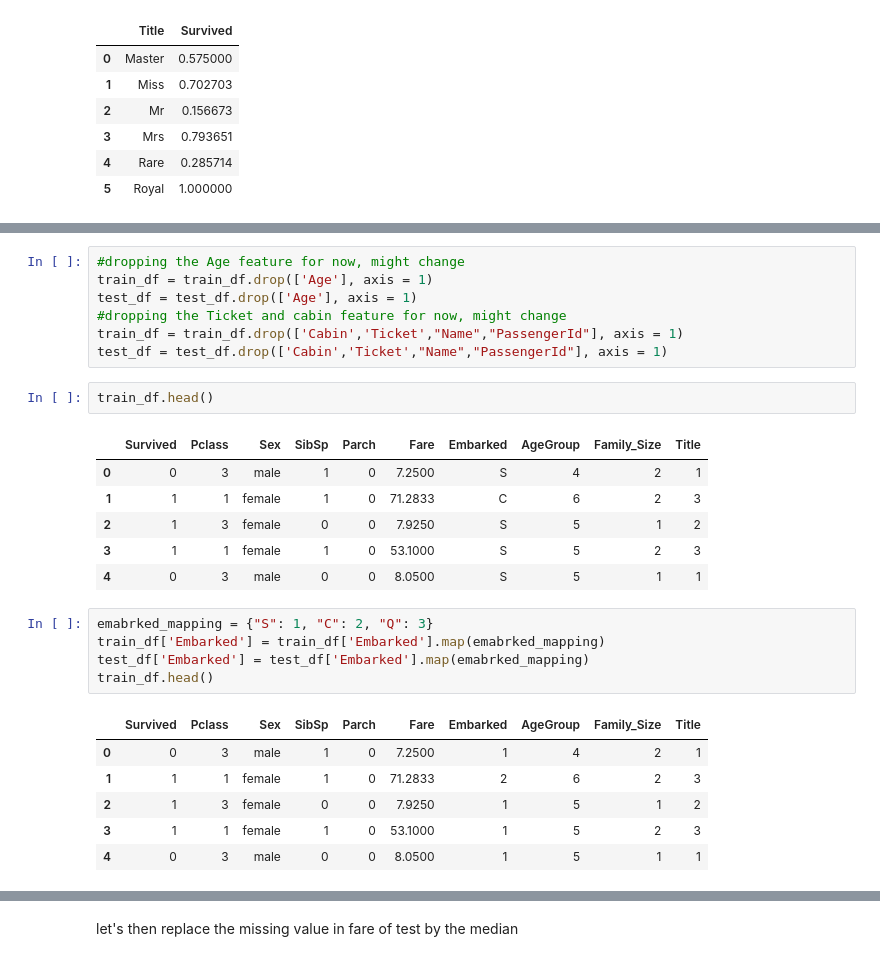
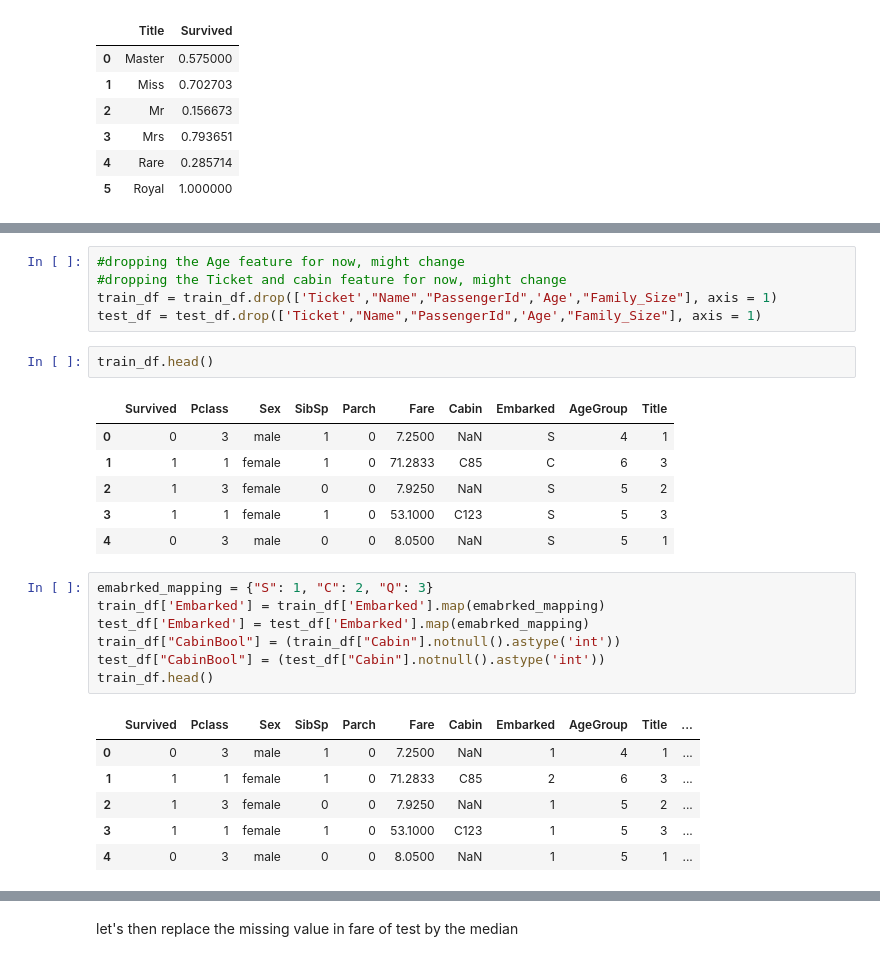
Before and after one commit to Chamiln17/Titanic_Disaster_Detection, a Jupyter notebook: Titanic.ipynb, the cells around one changed output, grey strips where cells are left out. Drawn from its saved outputs; the diff is of its cells as text.

```diff
--- a/Titanic.ipynb
+++ b/Titanic.ipynb
@@ -349,29 +349,29 @@ train_df.head()
 | 4 | 5 | 0 | 3 | Allen, Mr. William Henry | male | 35.0 | 0 | 0 | 373450 | 8.0500 | ... |
 # %%
 #dropping the Age feature for now, might change
-train_df = train_df.drop(['Age'], axis = 1)
-test_df = test_df.drop(['Age'], axis = 1)
 #dropping the Ticket and cabin feature for now, might change
-train_df = train_df.drop(['Cabin','Ticket',"Name","PassengerId"], axis = 1)
-test_df = test_df.drop(['Cabin','Ticket',"Name","PassengerId"], axis = 1)
+train_df = train_df.drop(['Ticket',"Name","PassengerId",'Age',"Family_Size"], axis = 1)
+test_df = test_df.drop(['Ticket',"Name","PassengerId",'Age',"Family_Size"], axis = 1)
 # %%
 train_df.head()
 # %% [output]
-|  | Survived | Pclass | Sex | SibSp | Parch | Fare | Embarked | AgeGroup | Family_Size | Title |
-| 0 | 0 | 3 | male | 1 | 0 | 7.2500 | S | 4 | 2 | 1 |
-| 1 | 1 | 1 | female | 1 | 0 | 71.2833 | C | 6 | 2 | 3 |
-| 2 | 1 | 3 | female | 0 | 0 | 7.9250 | S | 5 | 1 | 2 |
-| 3 | 1 | 1 | female | 1 | 0 | 53.1000 | S | 5 | 2 | 3 |
-| 4 | 0 | 3 | male | 0 | 0 | 8.0500 | S | 5 | 1 | 1 |
+|  | Survived | Pclass | Sex | SibSp | Parch | Fare | Cabin | Embarked | AgeGroup | Title |
+| 0 | 0 | 3 | male | 1 | 0 | 7.2500 | NaN | S | 4 | 1 |
+| 1 | 1 | 1 | female | 1 | 0 | 71.2833 | C85 | C | 6 | 3 |
+| 2 | 1 | 3 | female | 0 | 0 | 7.9250 | NaN | S | 5 | 2 |
+| 3 | 1 | 1 | female | 1 | 0 | 53.1000 | C123 | S | 5 | 3 |
+| 4 | 0 | 3 | male | 0 | 0 | 8.0500 | NaN | S | 5 | 1 |
 # %%
 emabrked_mapping = {"S": 1, "C": 2, "Q": 3}
 train_df['Embarked'] = train_df['Embarked'].map(emabrked_mapping)
 test_df['Embarked'] = test_df['Embarked'].map(emabrked_mapping)
+train_df["CabinBool"] = (train_df["Cabin"].notnull().astype('int'))
+test_df["CabinBool"] = (test_df["Cabin"].notnull().astype('int'))
 train_df.head()
 # %% [output]
-|  | Survived | Pclass | Sex | SibSp | Parch | Fare | Embarked | AgeGroup | Family_Size | Title |
-| 0 | 0 | 3 | male | 1 | 0 | 7.2500 | 1 | 4 | 2 | 1 |
-| 1 | 1 | 1 | female | 1 | 0 | 71.2833 | 2 | 6 | 2 | 3 |
-| 2 | 1 | 3 | female | 0 | 0 | 7.9250 | 1 | 5 | 1 | 2 |
-| 3 | 1 | 1 | female | 1 | 0 | 53.1000 | 1 | 5 | 2 | 3 |
-| 4 | 0 | 3 | male | 0 | 0 | 8.0500 | 1 | 5 | 1 | 1 |
+|  | Survived | Pclass | Sex | SibSp | Parch | Fare | Cabin | Embarked | AgeGroup | Title | ... |
+| 0 | 0 | 3 | male | 1 | 0 | 7.2500 | NaN | 1 | 4 | 1 | ... |
+| 1 | 1 | 1 | female | 1 | 0 | 71.2833 | C85 | 2 | 6 | 3 | ... |
+| 2 | 1 | 3 | female | 0 | 0 | 7.9250 | NaN | 1 | 5 | 2 | ... |
+| 3 | 1 | 1 | female | 1 | 0 | 53.1000 | C123 | 1 | 5 | 3 | ... |
+| 4 | 0 | 3 | male | 0 | 0 | 8.0500 | NaN | 1 | 5 | 1 | ... |
```
Also changed, not shown: parts of 18 cells of this notebook, 1 other file.
